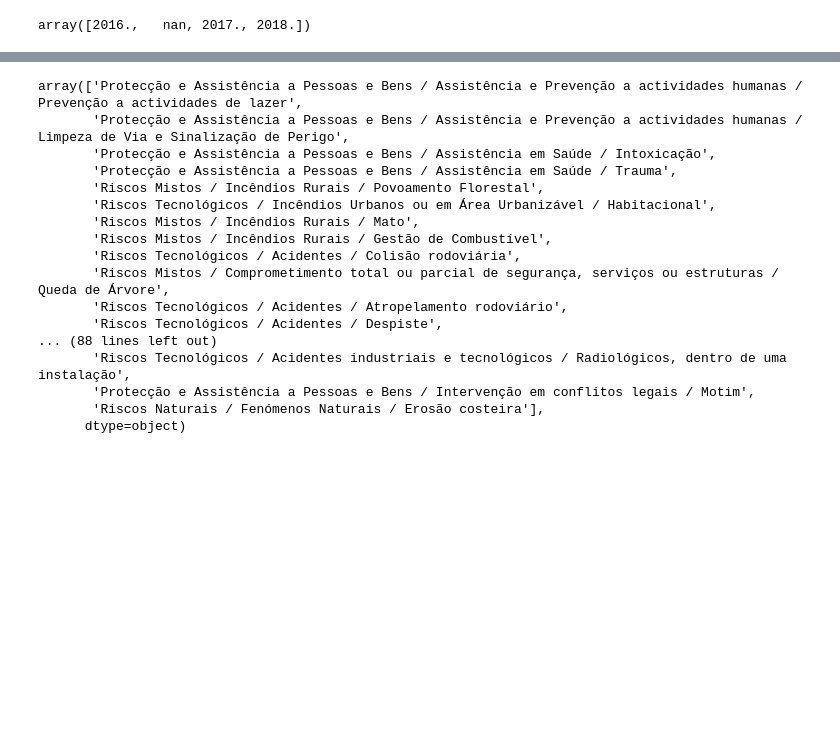
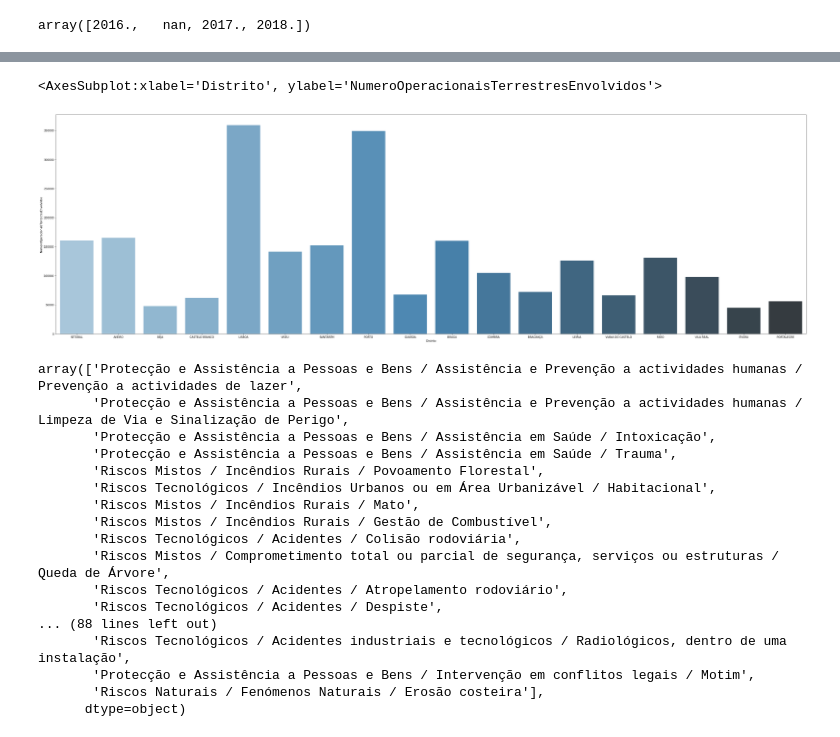
Before and after one commit to lmcosta98/FinalProject_FCD, a Jupyter notebook: fdc_final_proj.ipynb, the cells around one changed output, grey strips where cells are left out. Saved outputs shown, nothing was run; the diff lists cells and outputs as text; code cells hidden in the pictures; blank space fills up the shorter version.

```diff
--- a/fdc_final_proj.ipynb
+++ b/fdc_final_proj.ipynb
@@ -142,6 +152,18 @@ data.head()
 | 2 | 2016020002249 | 2016-01-24 18:57:00 | 2016-01-24 19:53:00 | Protecção e Assistência a Pessoas... | Encerrada | BEJA | CASTRO VERDE | ... |
 | 3 | 2016050041560 | 2016-01-30 23:38:00 | NaT | Protecção e Assistência a Pessoas... | Em Curso | CASTELO BRANCO | VILA DE REI | ... |
 | 4 | 2016020003825 | 2016-02-13 00:10:00 | 2016-02-13 01:35:00 | Protecção e Assistência a Pessoas... | Encerrada | BEJA | CASTRO VERDE | ... |
+# %%
+plt.figure(figsize=(50,15))
+sns.barplot(
+    y="NumeroOperacionaisTerrestresEnvolvidos",
+    x="Distrito",
+    data=data,
+    palette="Blues_d",
+    estimator=sum,
+    ci=None)
+# %% [output]
+<AxesSubplot:xlabel='Distrito', ylabel='NumeroOperacionaisTerrestresEnvolvidos'>
+[figure, added]
 # %%
 data.Natureza.unique()
 # %% [output]
```
Also changed, not shown: parts of 23 cells of this notebook.
